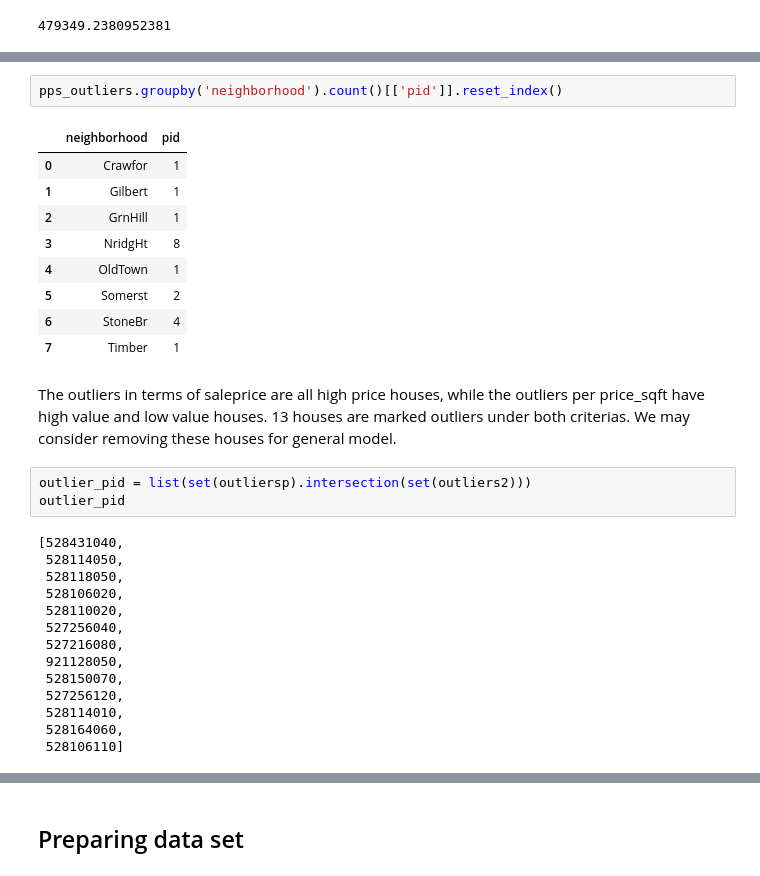
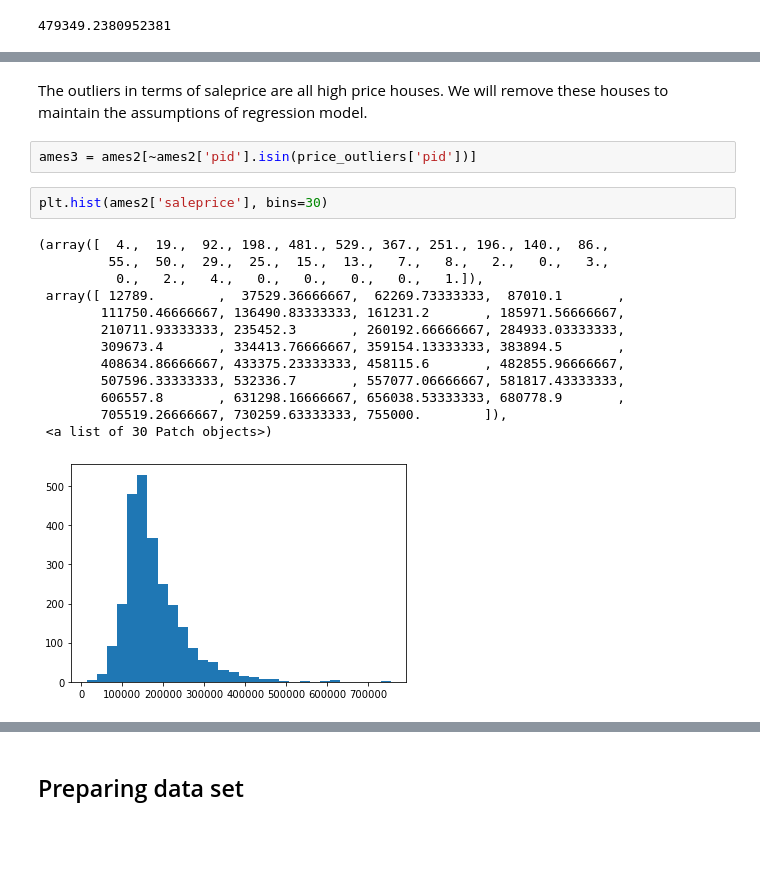
Before and after one commit to valgarland/MLProject_PP, a Jupyter notebook: EDA and Data Cleaning.ipynb, the cells around one changed output, grey strips where cells are left out. Cells and saved outputs as stored; diff of their text form; blank space fills up the shorter version.

Commit message:
full data preparation and lasso model

```diff
--- a/EDA and Data Cleaning.ipynb
+++ b/EDA and Data Cleaning.ipynb
@@ -175,31 +158,20 @@ len(pps_outliers)
-# %%
-pps_outliers.groupby('neighborhood').count()[['pid']].reset_index()
-# %% [output]
-|  | neighborhood | pid |
-| 0 | Crawfor | 1 |
-| 1 | Gilbert | 1 |
-| 2 | GrnHill | 1 |
-| 3 | NridgHt | 8 |
-| 4 | OldTown | 1 |
-| 5 | Somerst | 2 |
-| 6 | StoneBr | 4 |
-| 7 | Timber | 1 |
 # %% [markdown]
-The outliers in terms of saleprice are all high price houses, while the outliers per price_sqft have high value and low value houses. 13 houses are marked outliers under both criterias. We may consider removing these houses for general model.
+The outliers in terms of saleprice are all high price houses. We will remove these houses to maintain the assumptions of regression model.
-# %%
-outlier_pid = list(set(outliersp).intersection(set(outliers2)))
-outlier_pid
-# %% [output]
-[528431040,
- 528114050,
- 528118050,
- 528106020,
- 528110020,
- 527256040,
- 527216080,
- 921128050,
- 528150070,
- 527256120,
- 528114010,
- 528164060,
- 528106110]
+# %%
+ames3 = ames2[~ames2['pid'].isin(price_outliers['pid'])]
+# %%
+plt.hist(ames2['saleprice'], bins=30)
+# %% [output]
+(array([  4.,  19.,  92., 198., 481., 529., 367., 251., 196., 140.,  86.,
+         55.,  50.,  29.,  25.,  15.,  13.,   7.,   8.,   2.,   0.,   3.,
+          0.,   2.,   4.,   0.,   0.,   0.,   0.,   1.]),
+ array([ 12789.        ,  37529.36666667,  62269.73333333,  87010.1       ,
+        111750.46666667, 136490.83333333, 161231.2       , 185971.56666667,
+        210711.93333333, 235452.3       , 260192.66666667, 284933.03333333,
+        309673.4       , 334413.76666667, 359154.13333333, 383894.5       ,
+        408634.86666667, 433375.23333333, 458115.6       , 482855.96666667,
+        507596.33333333, 532336.7       , 557077.06666667, 581817.43333333,
+        606557.8       , 631298.16666667, 656038.53333333, 680778.9       ,
+        705519.26666667, 730259.63333333, 755000.        ]),
+ <a list of 30 Patch objects>)
+[figure, added]
```
Also changed, not shown: parts of 59 cells of this notebook.
